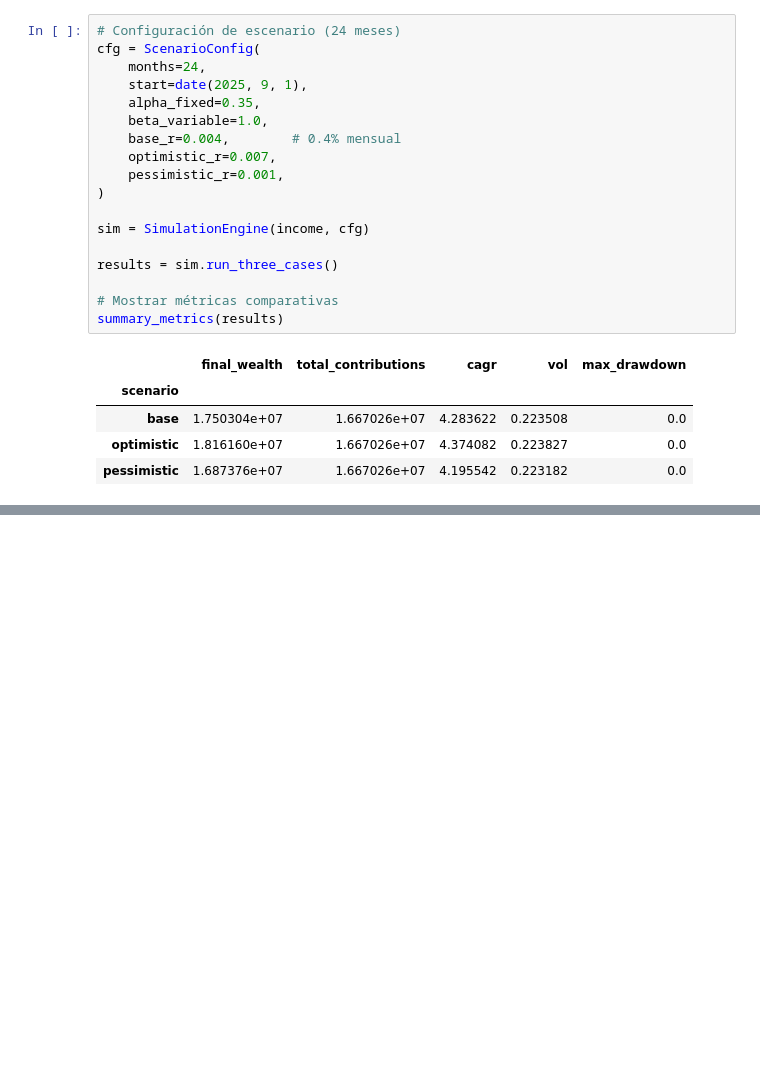
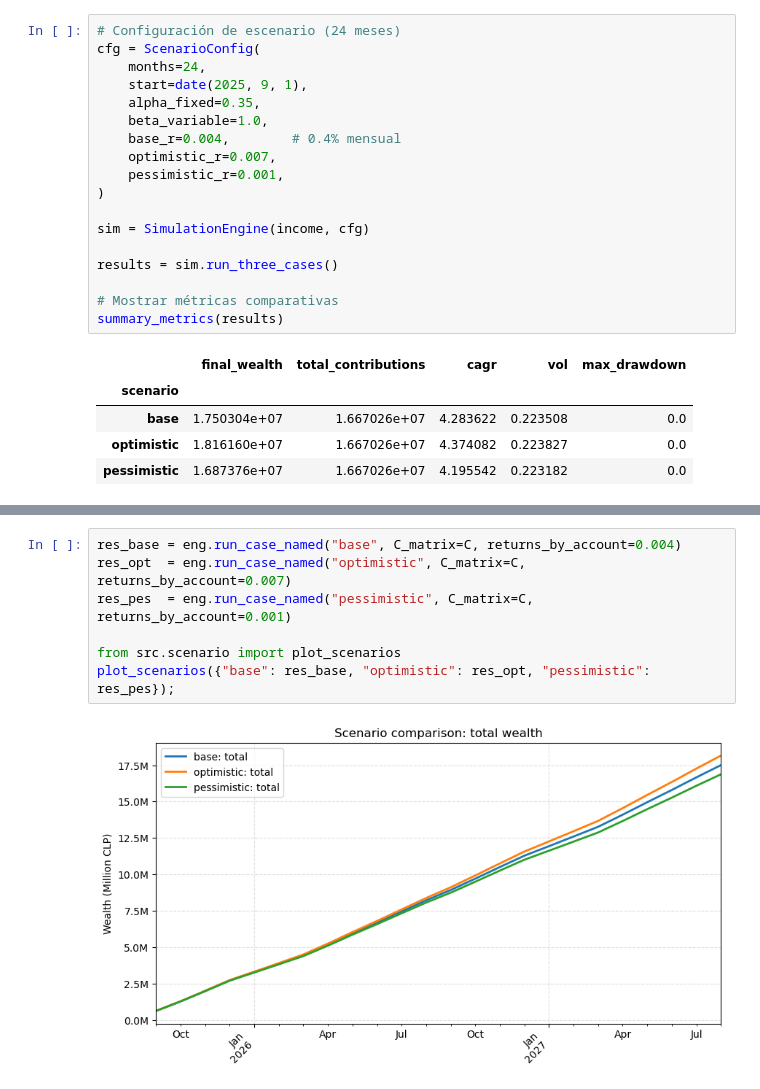
Before and after one commit to mfourier/fin-opt, a Jupyter notebook: notebooks/simulation.ipynb, the cells around one changed output, grey strips where cells are left out. Cells and saved outputs as stored; diff of their text form; blank space fills up the shorter version.

```diff
--- a/notebooks/simulation.ipynb
+++ b/notebooks/simulation.ipynb
@@ -191,0 +165,9 @@ df_goals
+# %%
+res_base = eng.run_case_named("base", C_matrix=C, returns_by_account=0.004)
+res_opt  = eng.run_case_named("optimistic", C_matrix=C, returns_by_account=0.007)
+res_pes  = eng.run_case_named("pessimistic", C_matrix=C, returns_by_account=0.001)
+
+from src.scenario import plot_scenarios
+plot_scenarios({"base": res_base, "optimistic": res_opt, "pessimistic": res_pes});
+# %% [output]
+[figure, added]
```
Also changed, not shown: parts of 7 cells of this notebook, 1 other file.
